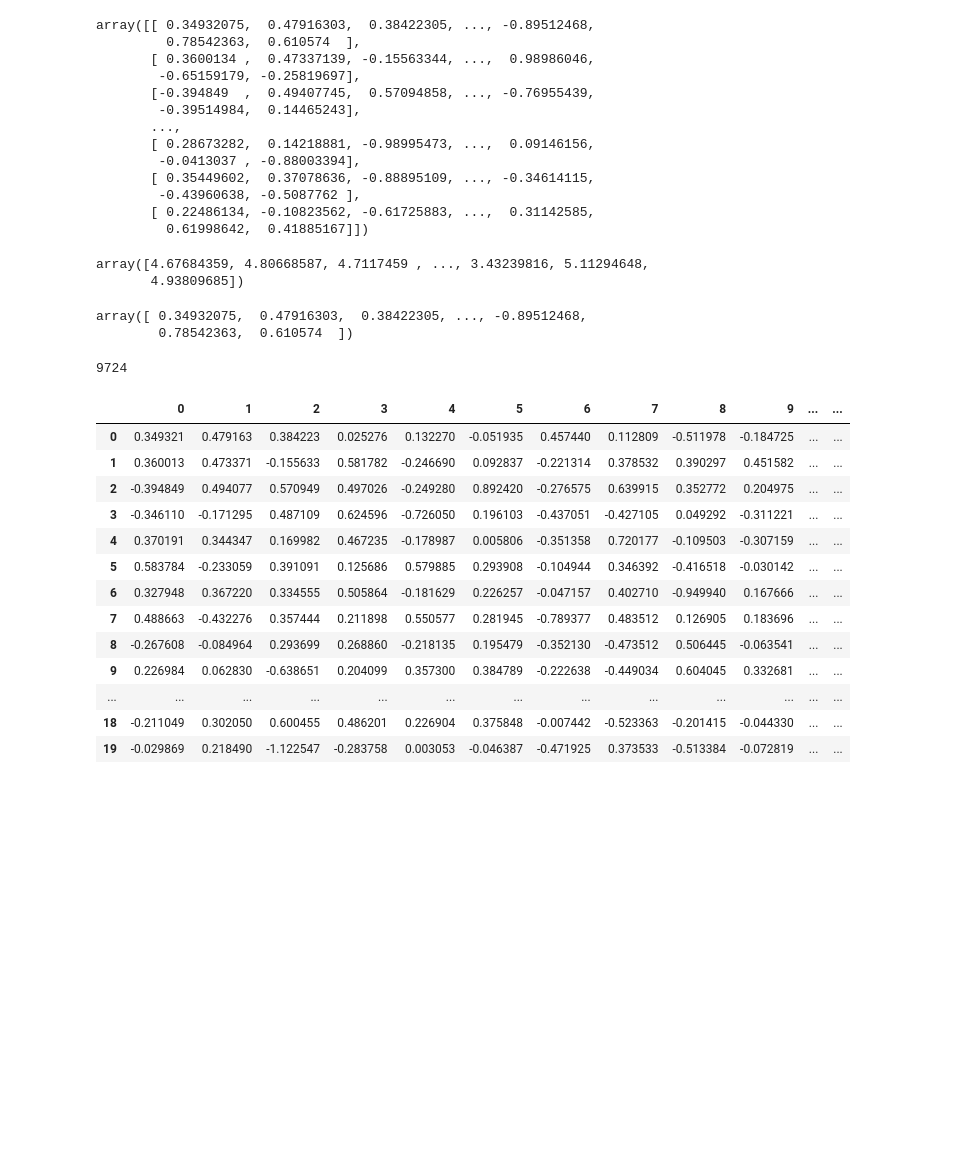
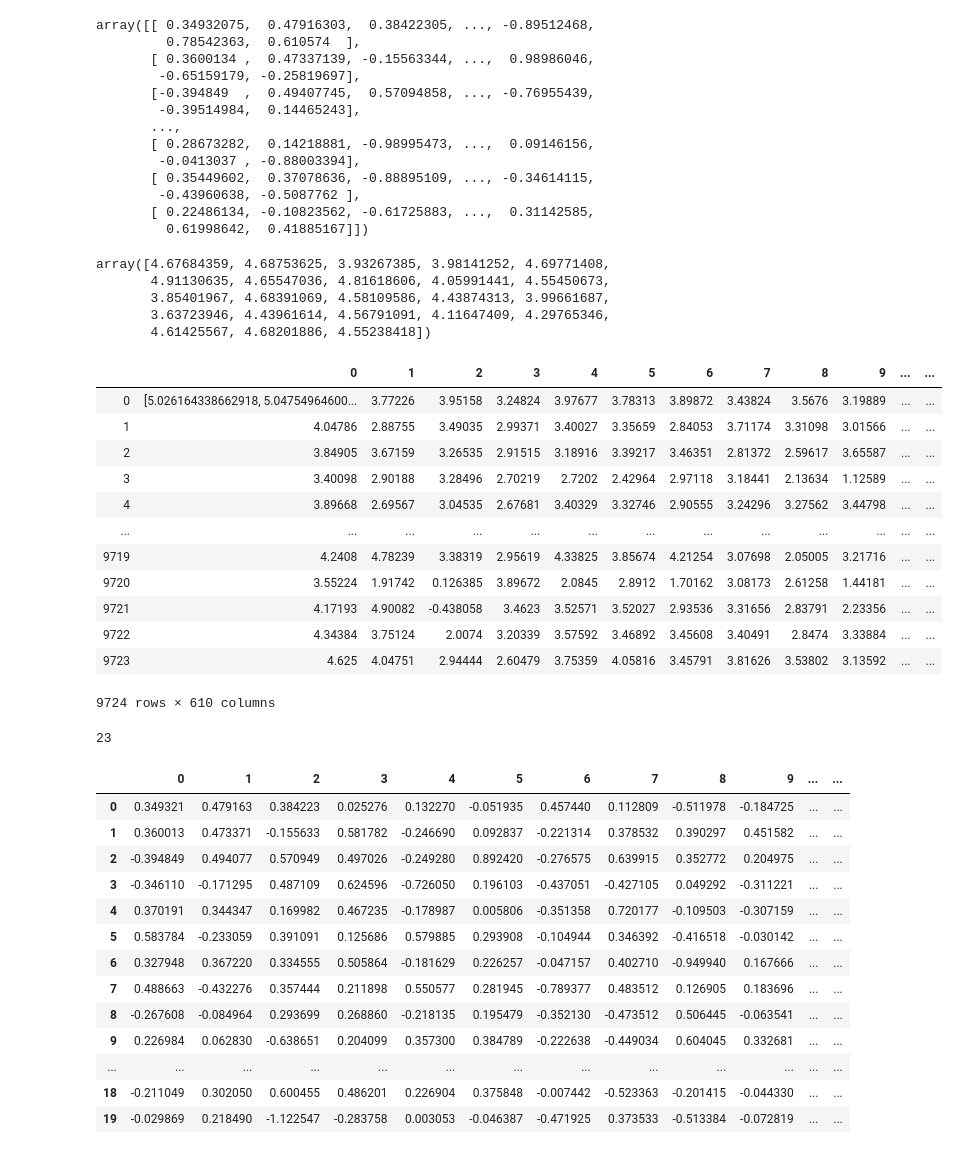
Before and after one commit to TZstatsADS/fall2019-project4-sec2-grp5, a Jupyter notebook: doc/sl_knn.ipynb, the cells around one changed output. Drawn from its saved outputs; the diff is of its cells as text; code cells hidden in the pictures; blank space fills up the shorter version.

```diff
--- a/doc/sl_knn.ipynb
+++ b/doc/sl_knn.ipynb
@@ -98,7 +98,7 @@ def cosine_similarity (test_movie_id,userid):
 p = pd.read_csv('../output/p_5.csv',index_col='Unnamed: 0')
 #rmse = pd.read_csv('../data/rmse.csv')
 q = pd.read_csv('../output/q_5.csv',index_col='Unnamed: 0') #movie latent values
-#rating = pd.read_csv('../data/ml-latest-small/ratings.csv')
+rating = pd.read_csv('../data/ml-latest-small/ratings.csv')
 data_train = pd.read_csv('../output/data_train.csv',index_col='Unnamed: 0')
 data_test = pd.read_csv('../output/data_test.csv',index_col='Unnamed: 0')
 
@@ -180,8 +182,10 @@ matrix_before_time =  (q_matrix.T.dot(p_matrix))+ mu + b_item.T + b_user
 matrix_after_time = matrix_before_time.copy()
 # %%
 
-matrix_before_time[0][0] + b_time[0]
-.at[2, 'A'
+matrix_before_time[0][0] + b_time.T[0]
 # %% [output]
-array([4.67684359, 4.80668587, 4.7117459 , ..., 3.43239816, 5.11294648,
-       4.93809685])
+array([4.67684359, 4.68753625, 3.93267385, 3.98141252, 4.69771408,
+       4.91130635, 4.65547036, 4.81618606, 4.05991441, 4.55450673,
+       3.85401967, 4.68391069, 4.58109586, 4.43874313, 3.99661687,
+       3.63723946, 4.43961614, 4.56791091, 4.11647409, 4.29765346,
+       4.61425567, 4.68201886, 4.55238418])
@@ -188,12 +194,22 @@ array([4.67684359, 4.80668587, 4.7117459 , ..., 3.43239816, 5.11294648,
 # %%
 matrix_after_time=matrix_after_time.astype(object)
-df_mat.at[0,0]=df_mat[0][0] + b_time[0]
+df_mat.at[0,0]=df_mat[0][0] + b_time.T[0]
+df_mat
+# %% [output]
+|  | 0 | 1 | 2 | 3 | 4 | 5 | 6 | 7 | 8 | 9 | ... | ... |
+| 0 | [5.026164338662918, 5.04754964600... | 3.77226 | 3.95158 | 3.24824 | 3.97677 | 3.78313 | 3.89872 | 3.43824 | 3.5676 | 3.19889 | ... | ... |
+| 1 | 4.04786 | 2.88755 | 3.49035 | 2.99371 | 3.40027 | 3.35659 | 2.84053 | 3.71174 | 3.31098 | 3.01566 | ... | ... |
+| 2 | 3.84905 | 3.67159 | 3.26535 | 2.91515 | 3.18916 | 3.39217 | 3.46351 | 2.81372 | 2.59617 | 3.65587 | ... | ... |
+| 3 | 3.40098 | 2.90188 | 3.28496 | 2.70219 | 2.7202 | 2.42964 | 2.97118 | 3.18441 | 2.13634 | 1.12589 | ... | ... |
+| 4 | 3.89668 | 2.69567 | 3.04535 | 2.67681 | 3.40329 | 3.32746 | 2.90555 | 3.24296 | 3.27562 | 3.44798 | ... | ... |
+| ... | ... | ... | ... | ... | ... | ... | ... | ... | ... | ... | ... | ... |
+| 9719 | 4.2408 | 4.78239 | 3.38319 | 2.95619 | 4.33825 | 3.85674 | 4.21254 | 3.07698 | 2.05005 | 3.21716 | ... | ... |
+| 9720 | 3.55224 | 1.91742 | 0.126385 | 3.89672 | 2.0845 | 2.8912 | 1.70162 | 3.08173 | 2.61258 | 1.44181 | ... | ... |
+| 9721 | 4.17193 | 4.90082 | -0.438058 | 3.4623 | 3.52571 | 3.52027 | 2.93536 | 3.31656 | 2.83791 | 2.23356 | ... | ... |
+| 9722 | 4.34384 | 3.75124 | 2.0074 | 3.20339 | 3.57592 | 3.46892 | 3.45608 | 3.40491 | 2.8474 | 3.33884 | ... | ... |
+| 9723 | 4.625 | 4.04751 | 2.94444 | 2.60479 | 3.75359 | 4.05816 | 3.45791 | 3.81626 | 3.53802 | 3.13592 | ... | ... |
+9724 rows × 610 columns
-# %%
-b_time[0] #row ，replace by col
-# %% [output]
-array([ 0.34932075,  0.47916303,  0.38422305, ..., -0.89512468,
-        0.78542363,  0.610574  ])
 # %%
 len(df_mat[0][0])
 # %% [output]
-9724
+23
```
Also changed, not shown: parts of 4 cells of this notebook, 1 other file.
